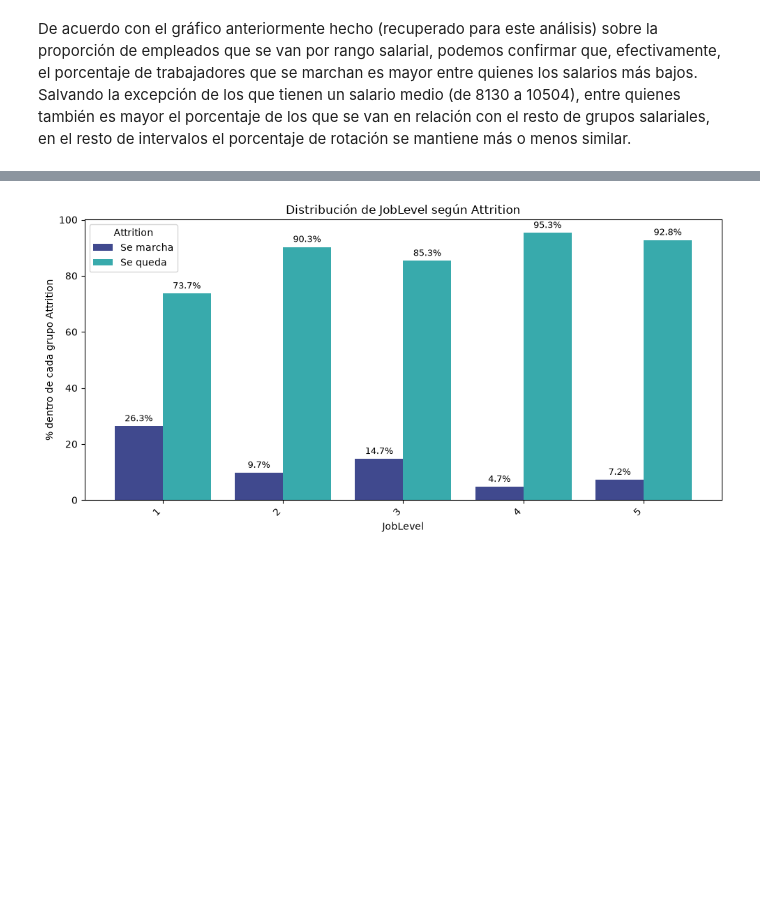
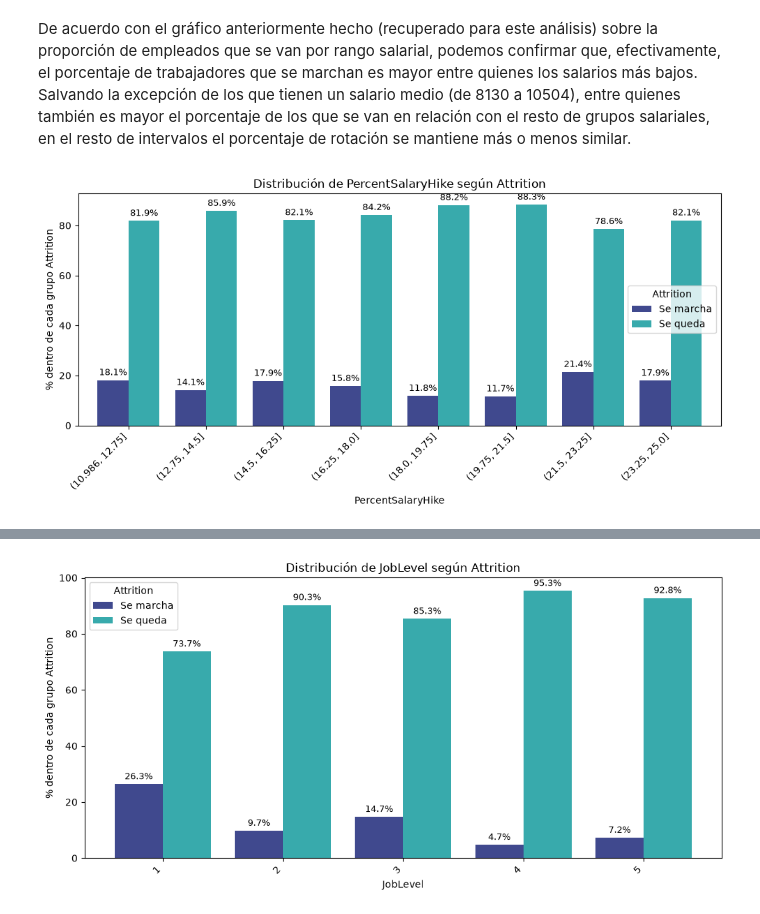
Before and after one commit to Adalab/project-da-promo-67-modulo-3-team-2, a Jupyter notebook: 03_Correlacion.ipynb, the cells around one changed output, grey strips where cells are left out. Saved outputs shown, nothing was run; the diff lists cells and outputs as text; code cells hidden in the pictures; blank space fills up the shorter version.

```diff
--- a/03_Correlacion.ipynb
+++ b/03_Correlacion.ipynb
@@ -375,3 +482,7 @@ grafico_barras_attrition('MonthlyIncome', bins=8, orden=None)
 ![image.png](attachment:image.png)
 # %% [markdown]
 De acuerdo con el gráfico anteriormente hecho (recuperado para este análisis) sobre la proporción de empleados que se van por rango salarial, podemos confirmar que, efectivamente, el porcentaje de trabajadores que se marchan es mayor entre quienes los salarios más bajos. Salvando la excepción de los que tienen un salario medio (de 8130 a 10504), entre quienes también es mayor el porcentaje de los que se van en relación con el resto de grupos salariales, en el resto de intervalos el porcentaje de rotación se mantiene más o menos similar.
+# %%
+grafico_barras_attrition('PercentSalaryHike', bins=8, orden=None)
+# %% [output]
+[figure, added]
```
Also changed, not shown: parts of 14 cells of this notebook, 1 other file.
